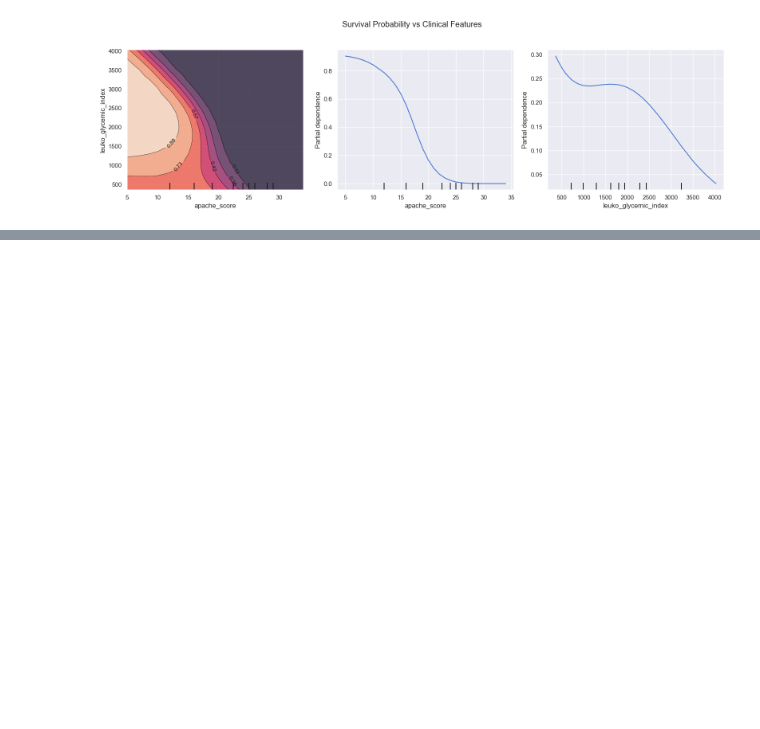
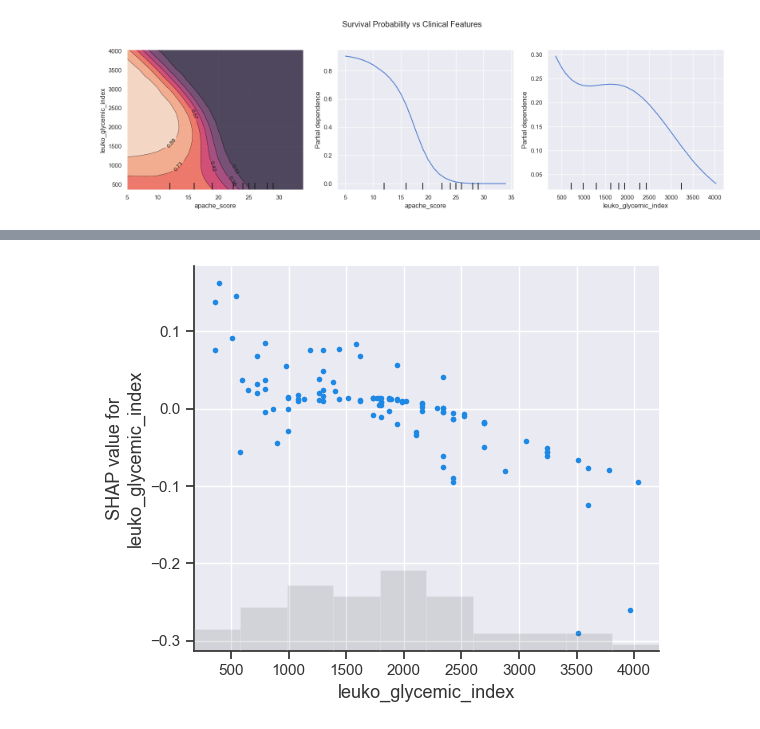
Before and after one commit to serize02/leuko-ml, a Jupyter notebook: notebooks/02_svc_analysis.ipynb, the cells around one changed output, grey strips where cells are left out. Cells and saved outputs as stored; diff of their text form; code cells hidden in the pictures; blank space fills up the shorter version.

```diff
--- a/notebooks/02_svc_analysis.ipynb
+++ b/notebooks/02_svc_analysis.ipynb
@@ -98,0 +121,4 @@ wandb.finish()
+# %%
+shap.plots.scatter(shap_values[:, 'leuko_glycemic_index'])
+# %% [output]
+[figure, added]
```
Also changed, not shown: parts of 12 cells of this notebook, 2 other files.
